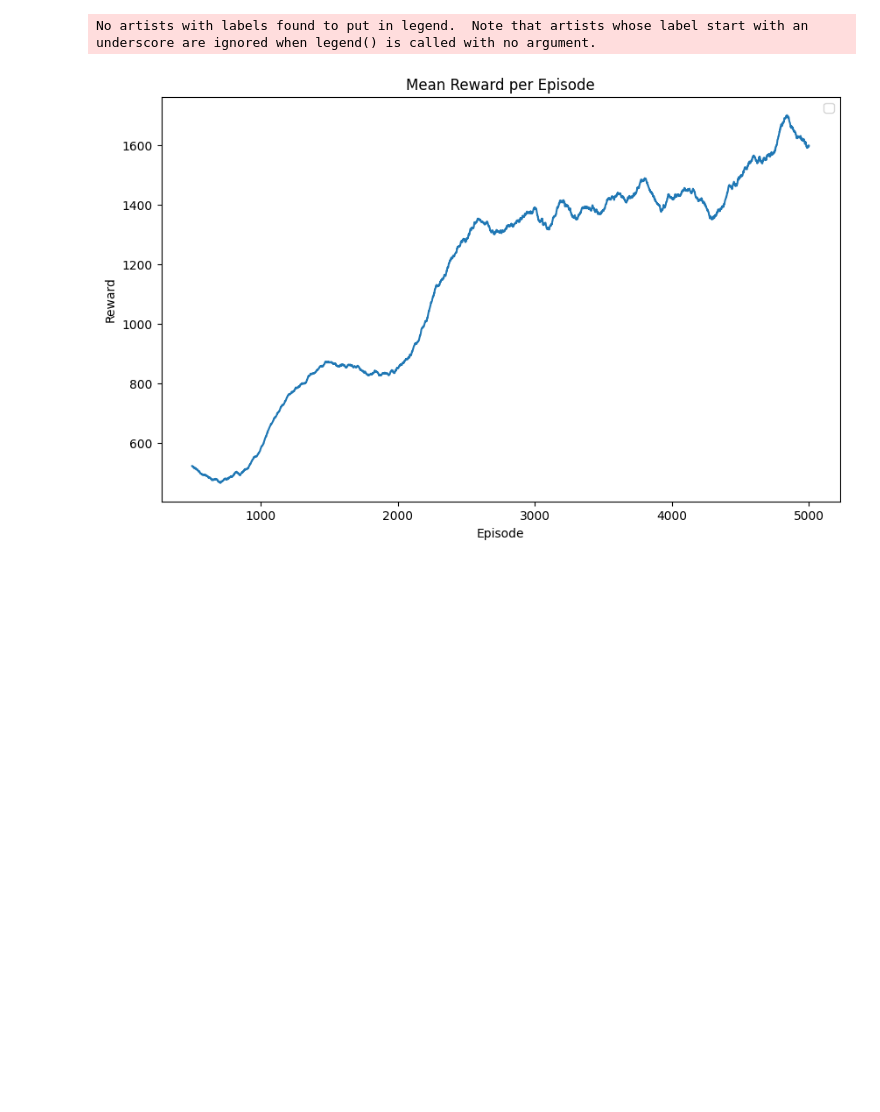
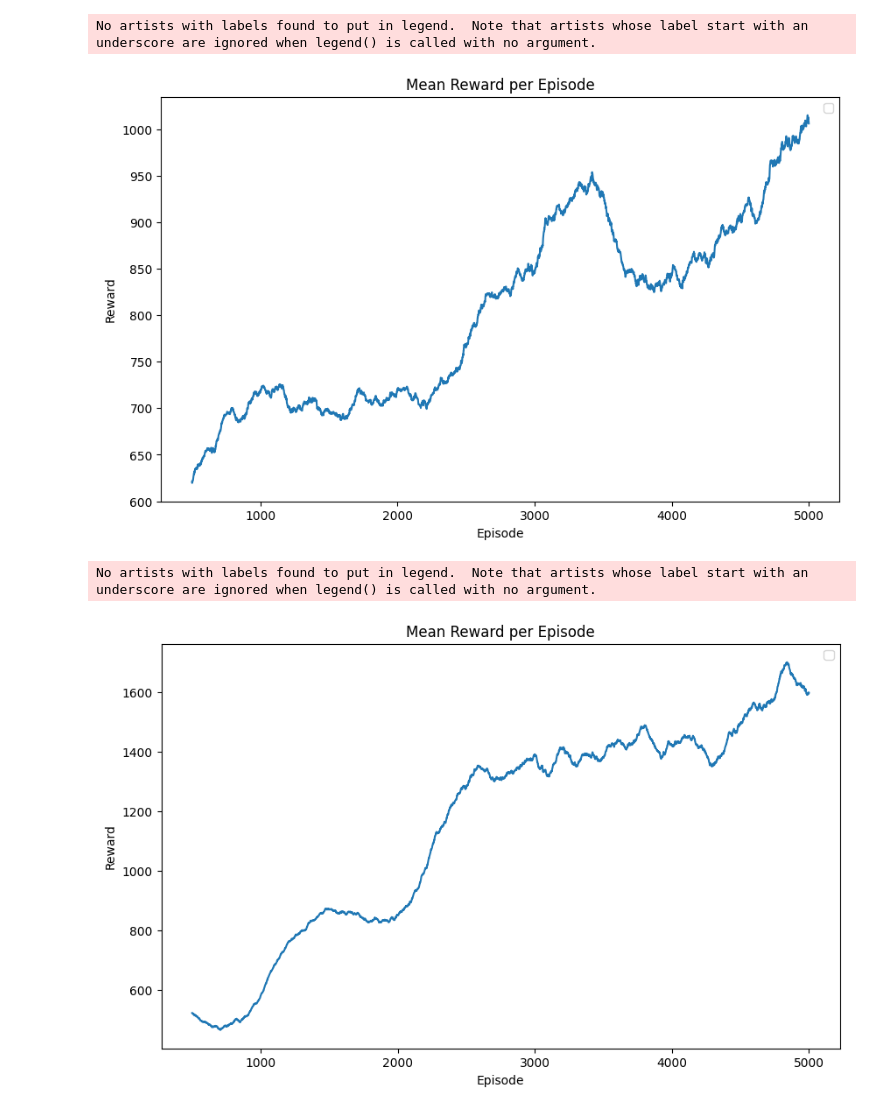
Before and after one commit to romain-mondelice/cs-reinforcement-learning-project, a Jupyter notebook: notebooks/resulsts_notebooks.ipynb, the cells around one changed output. Drawn from its saved outputs; the diff is of its cells as text; code cells hidden in the pictures; blank space fills up the shorter version.

```diff
--- a/notebooks/resulsts_notebooks.ipynb
+++ b/notebooks/resulsts_notebooks.ipynb
@@ -2,6 +2,28 @@
 import pickle
 import matplotlib.pyplot as plt
 import pandas as pd
+# %%
+ROLLING_WINDOW = 500
+
+# Load the total_rewards from the pickle file
+with open("../checkpoints/DQN/total_rewards.pkl", 'rb') as f:
+    total_rewards_dqn = pickle.load(f)
+
+# Calculate the smoothed rewards over a window of 10 episodes
+smoothed_rewards_dqn = pd.Series(total_rewards_dqn).rolling(window=ROLLING_WINDOW).mean()
+
+# Plot the smoothed rewards
+plt.figure(figsize=(10, 6))
+plt.plot(range(1, len(total_rewards_dqn) + 1), smoothed_rewards_dqn)
+
+plt.xlabel('Episode')
+plt.ylabel('Reward')
+plt.title('Mean Reward per Episode')
+plt.legend()
+plt.show()
+# %% [output]
+No artists with labels found to put in legend.  Note that artists whose label start with an underscore are ignored when legend() is called with no argument.
+[figure, added]
 # %%
 ROLLING_WINDOW = 500
 
```
Also changed, not shown: parts of 2 cells of this notebook, 5 other files.
